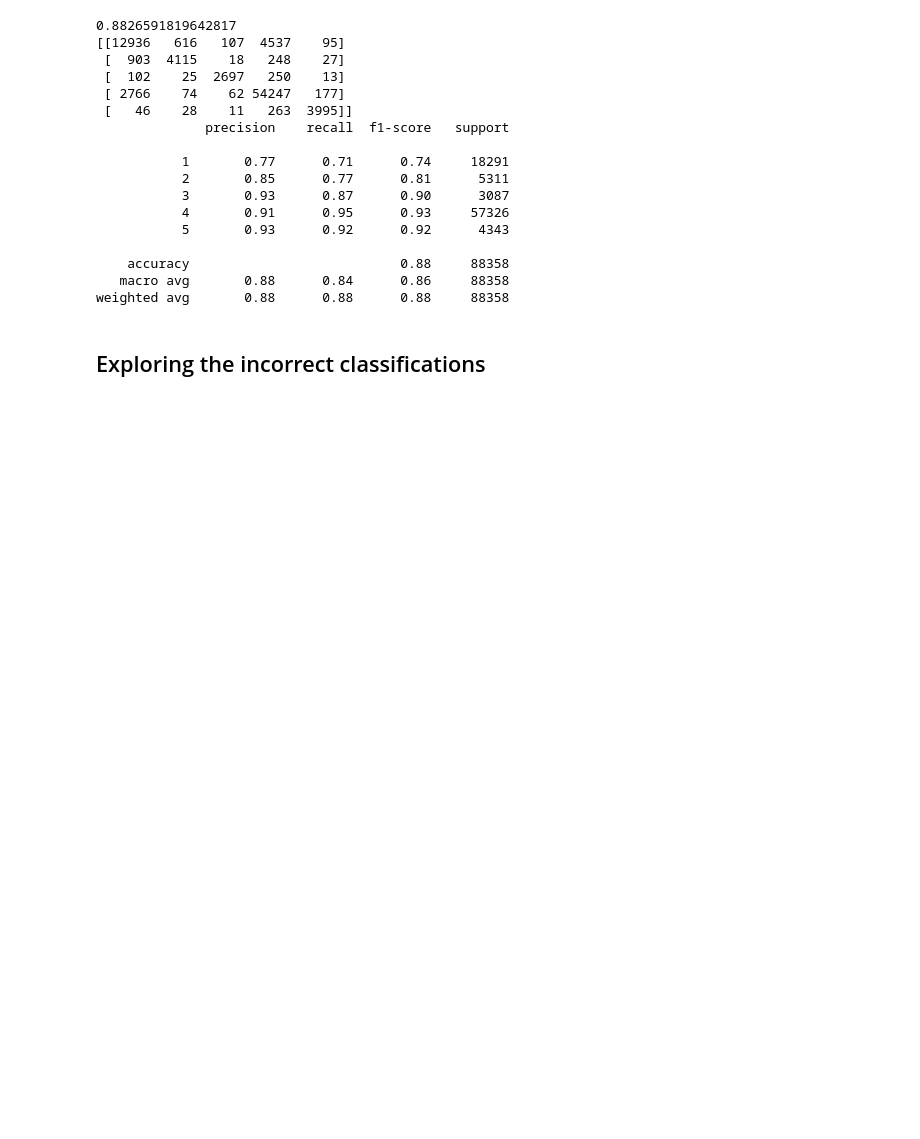
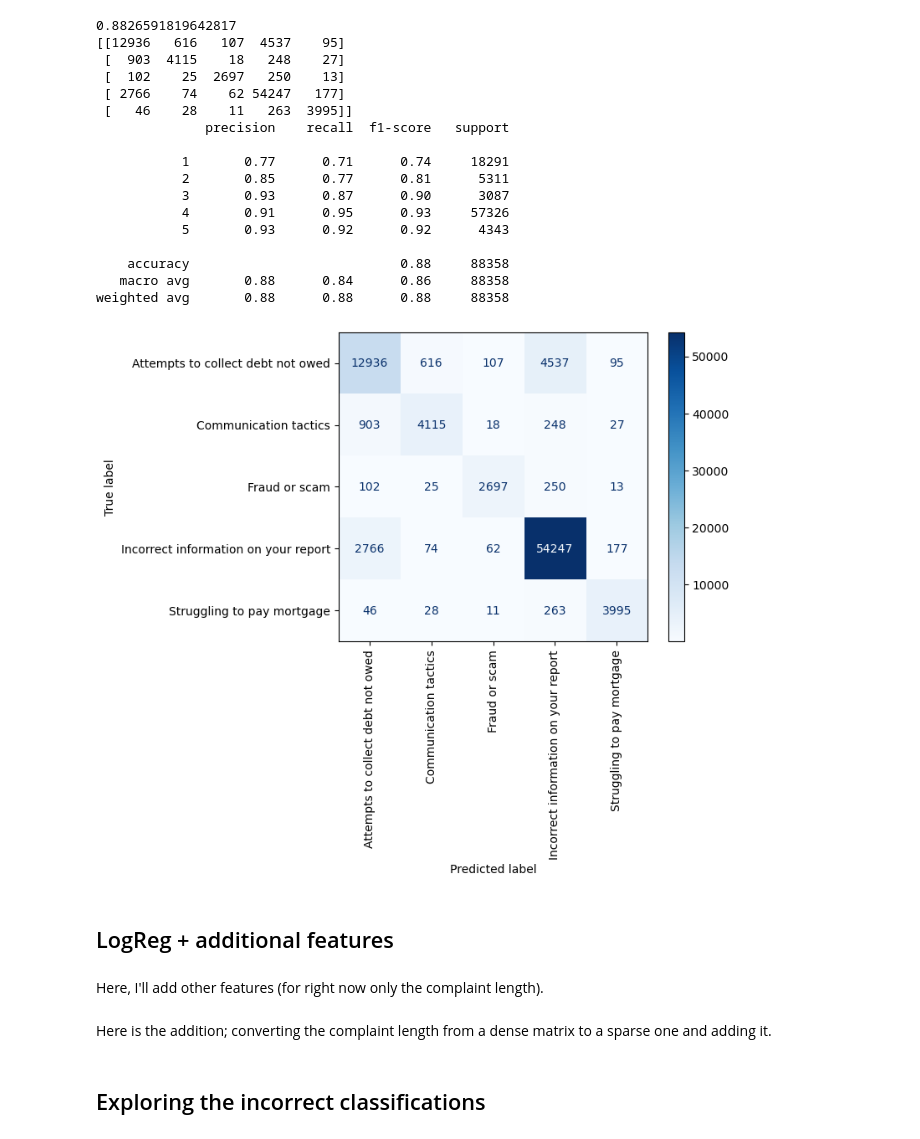
Before and after one commit to tomoumer/cfpb_text_classification-gambinos, a Jupyter notebook: notebooks/data_exploration.ipynb, the cells around one changed output. Drawn from its saved outputs; the diff is of its cells as text; code cells hidden in the pictures; blank space fills up the shorter version.

```diff
--- a/notebooks/data_exploration.ipynb
+++ b/notebooks/data_exploration.ipynb
@@ -86,5 +99,5 @@ complaints.loc[complaints['complaint_narrative'].str.find('TOXIC') != -1, 'compl
 # %%
-X = complaints[['complaint_narrative']]
+X = complaints[['complaint_narrative', 'complaint_length']]
 y = complaints['issue']
 
 X_train, X_test, y_train, y_test = train_test_split(X, y, random_state = 321, stratify = y)
@@ -263,5 +276,8 @@ X_test_vec = vect.transform(X_test['complaint_narrative'])
 # %%
 logreg = LogisticRegression(max_iter = 10000).fit(X_train_vec, y_train)
+y_pred = logreg.predict(X_test_vec)
+
+logreg.fit(X_train_vec, y_train)
 
 y_pred = logreg.predict(X_test_vec)
 
@@ -288,3 +304,19 @@ print(classification_report(y_test, y_pred))
     accuracy                           0.88     88358
    macro avg       0.88      0.84      0.86     88358
 weighted avg       0.88      0.88      0.88     88358
+# %%
+ConfusionMatrixDisplay.from_estimator(
+        logreg,
+        X_test_vec,
+        y_test,
+        display_labels=complaints_dict,
+        cmap=plt.cm.Blues,
+        #normalize='true',
+        xticks_rotation=90
+    );
+# %% [output]
+[figure, added]
+# %% [markdown]
+## LogReg + additional features
+# %% [markdown]
+Here, I'll add other features (for right now only the complaint length).
@@ -290,0 +328,2 @@ weighted avg       0.88      0.88      0.88     88358
+# %% [markdown]
+Here is the addition; converting the complaint length from a dense matrix to a sparse one and adding it.
```
Also changed, not shown: parts of 22 cells of this notebook.
